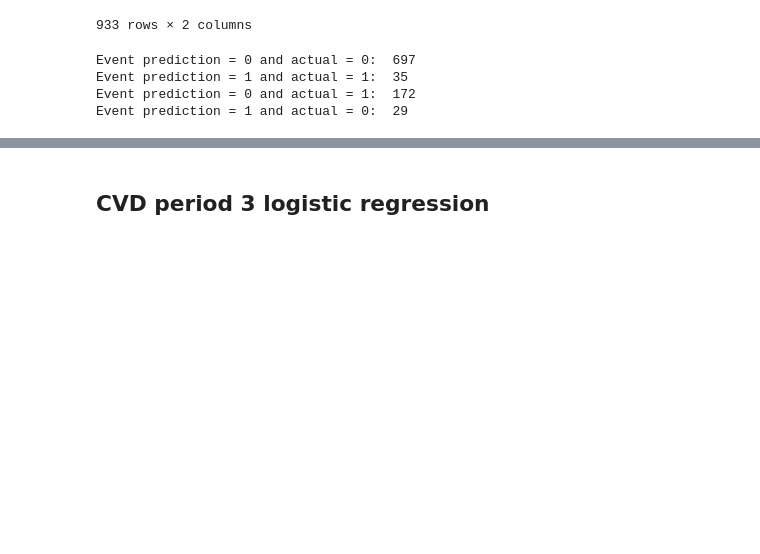
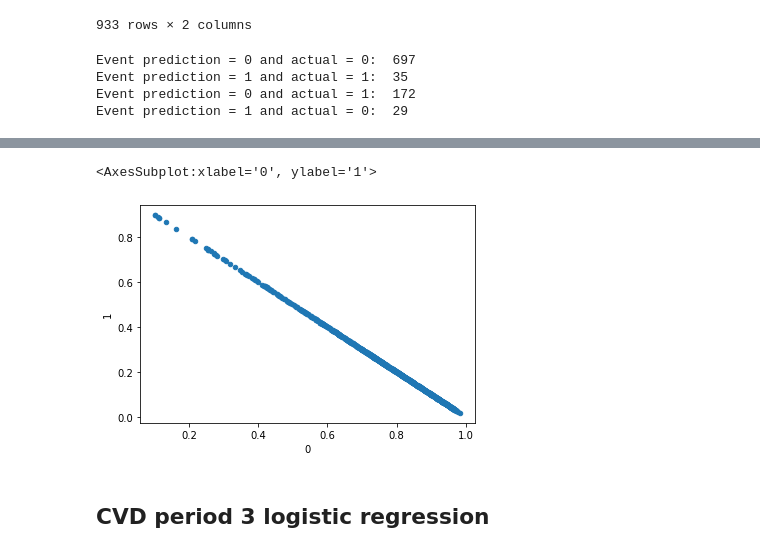
Before and after one commit to kmcgrath88/FraminghamML-Project, a Jupyter notebook: jupyter_notebooks/LogisticRegression/CVD_logistic_regression.ipynb, the cells around one changed output, grey strips where cells are left out. Drawn from its saved outputs; the diff is of its cells as text; code cells hidden in the pictures; blank space fills up the shorter version.

Commit message:
adding ML files for cvd, mi_fchd, and death classifiers

```diff
--- a/jupyter_notebooks/LogisticRegression/CVD_logistic_regression.ipynb
+++ b/jupyter_notebooks/LogisticRegression/CVD_logistic_regression.ipynb
@@ -142,0 +188,11 @@ Event prediction = 1 and actual = 0:  29
+# %%
+# Transform the training and testing data using the X_scaler and y_scaler models
+
+X_train_scaled = X_scaler.transform(X_train)
+X_test_scaled = X_scaler.transform(X_test)
+# %%
+#run logistic regression on scaled data
+classifier_scaled = LogisticRegression()
+
+# Fit the model to the data
+classifier_scaled.fit(X_train_scaled, y_train)
@@ -142,0 +228,3 @@ Event prediction = 1 and actual = 0:  29
+# %%
+prob = classifier_scaled.predict_proba(X_test_scaled)
+prob[0]
@@ -142,0 +233,5 @@ Event prediction = 1 and actual = 0:  29
+# %%
+cvd_probabilities = prob.tolist()
+
+cvd_prob_df = pd.DataFrame(prob, y_test)
+cvd_prob_df
@@ -143,3 +253,8 @@ Event prediction = 1 and actual = 0:  29
+# %%
+cvd_prob_df.plot.scatter(0,1)
+# %% [output]
+<AxesSubplot:xlabel='0', ylabel='1'>
+[figure, added]
 # %% [markdown]
 ## CVD period 3 logistic regression
 # %%
```
Also changed, not shown: parts of 12 cells of this notebook, 13 other files.
